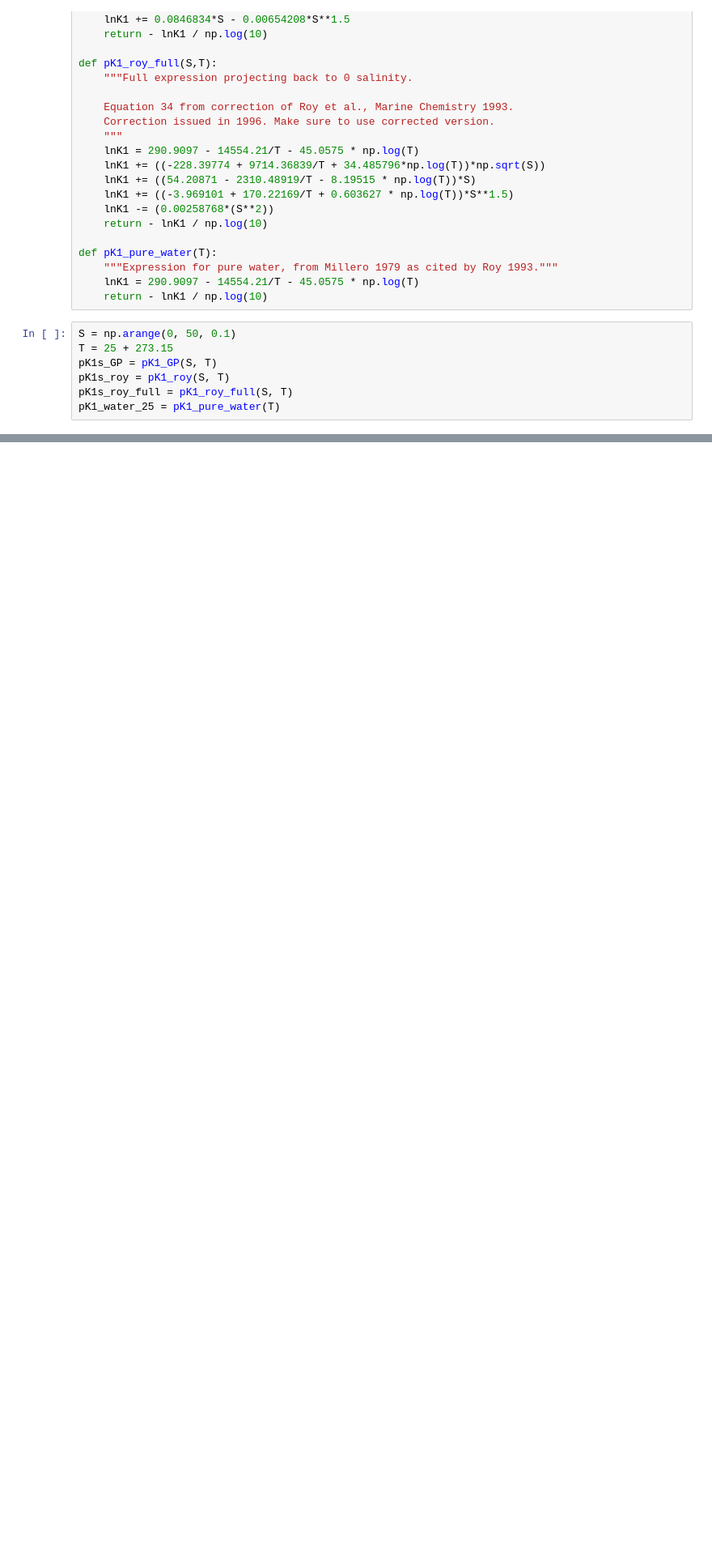
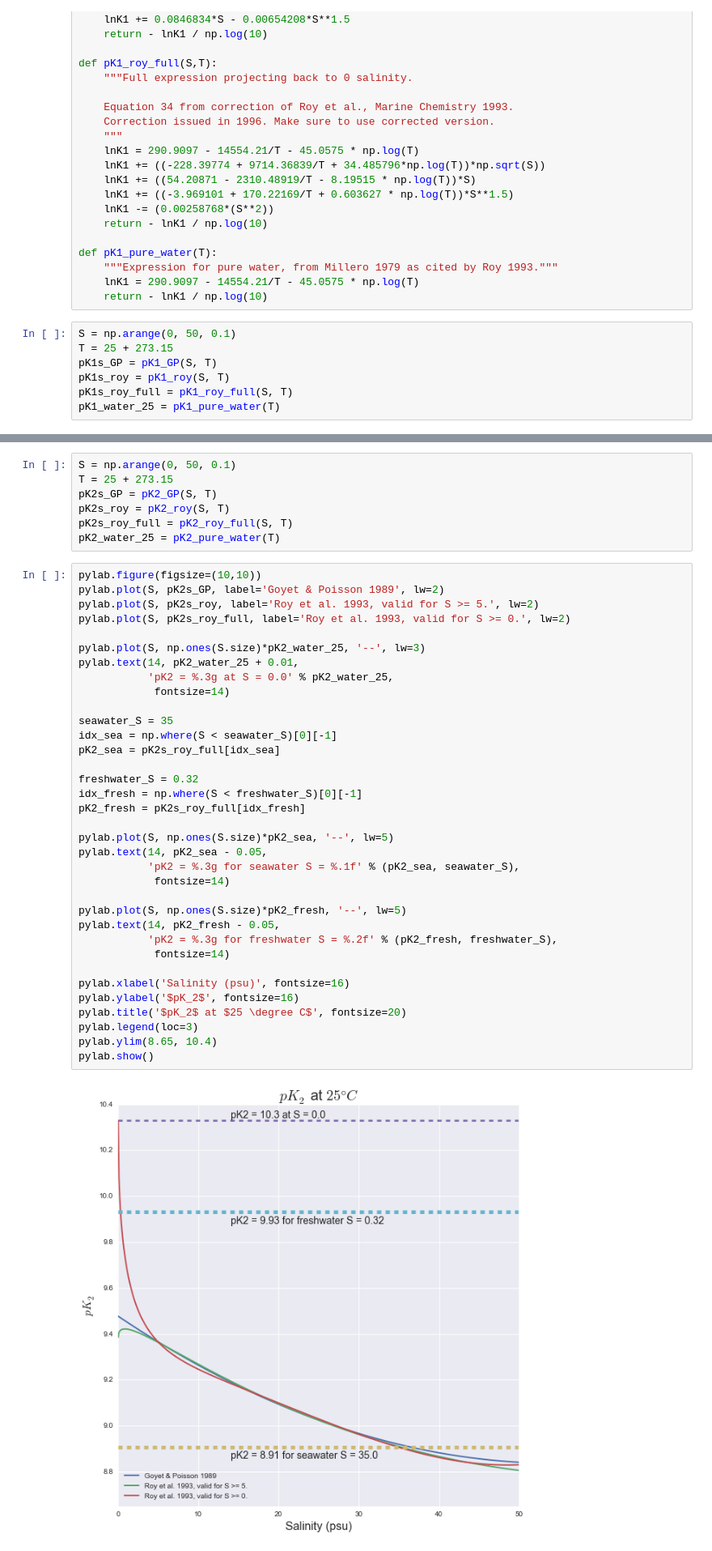
Before and after one commit to niallmm/ccm_Trichodesmium, a Jupyter notebook: python/ipython_notebooks/Empyrical pKas.ipynb, the cells around one changed output, grey strips where cells are left out. Shown at 81% size. Saved outputs shown, nothing was run; the diff lists cells and outputs as text; blank space fills up the shorter version.

Commit message:
Plot pK2 salinity dependence too.

```diff
--- a/python/ipython_notebooks/Empyrical pKas.ipynb
+++ b/python/ipython_notebooks/Empyrical pKas.ipynb
@@ -103,0 +138,44 @@ pylab.show()
+# %%
+S = np.arange(0, 50, 0.1)
+T = 25 + 273.15
+pK2s_GP = pK2_GP(S, T)
+pK2s_roy = pK2_roy(S, T)
+pK2s_roy_full = pK2_roy_full(S, T)
+pK2_water_25 = pK2_pure_water(T)
+# %%
+pylab.figure(figsize=(10,10))
+pylab.plot(S, pK2s_GP, label='Goyet & Poisson 1989', lw=2)
+pylab.plot(S, pK2s_roy, label='Roy et al. 1993, valid for S >= 5.', lw=2)
+pylab.plot(S, pK2s_roy_full, label='Roy et al. 1993, valid for S >= 0.', lw=2)
+
+pylab.plot(S, np.ones(S.size)*pK2_water_25, '--', lw=3)
+pylab.text(14, pK2_water_25 + 0.01,
+           'pK2 = %.3g at S = 0.0' % pK2_water_25,
+            fontsize=14)
+
+seawater_S = 35
+idx_sea = np.where(S < seawater_S)[0][-1]
+pK2_sea = pK2s_roy_full[idx_sea]
+
+freshwater_S = 0.32
+idx_fresh = np.where(S < freshwater_S)[0][-1]
+pK2_fresh = pK2s_roy_full[idx_fresh]
+
+pylab.plot(S, np.ones(S.size)*pK2_sea, '--', lw=5)
+pylab.text(14, pK2_sea - 0.05,
+           'pK2 = %.3g for seawater S = %.1f' % (pK2_sea, seawater_S),
+            fontsize=14)
+
+pylab.plot(S, np.ones(S.size)*pK2_fresh, '--', lw=5)
+pylab.text(14, pK2_fresh - 0.05,
+           'pK2 = %.3g for freshwater S = %.2f' % (pK2_fresh, freshwater_S),
+            fontsize=14)
+
+pylab.xlabel('Salinity (psu)', fontsize=16)
+pylab.ylabel('$pK_2$', fontsize=16)
+pylab.title('$pK_2$ at $25 \degree C$', fontsize=20)
+pylab.legend(loc=3)
+pylab.ylim(8.65, 10.4)
+pylab.show()
+# %% [output]
+[figure, added]
```
Also changed, not shown: parts of 2 cells of this notebook.
